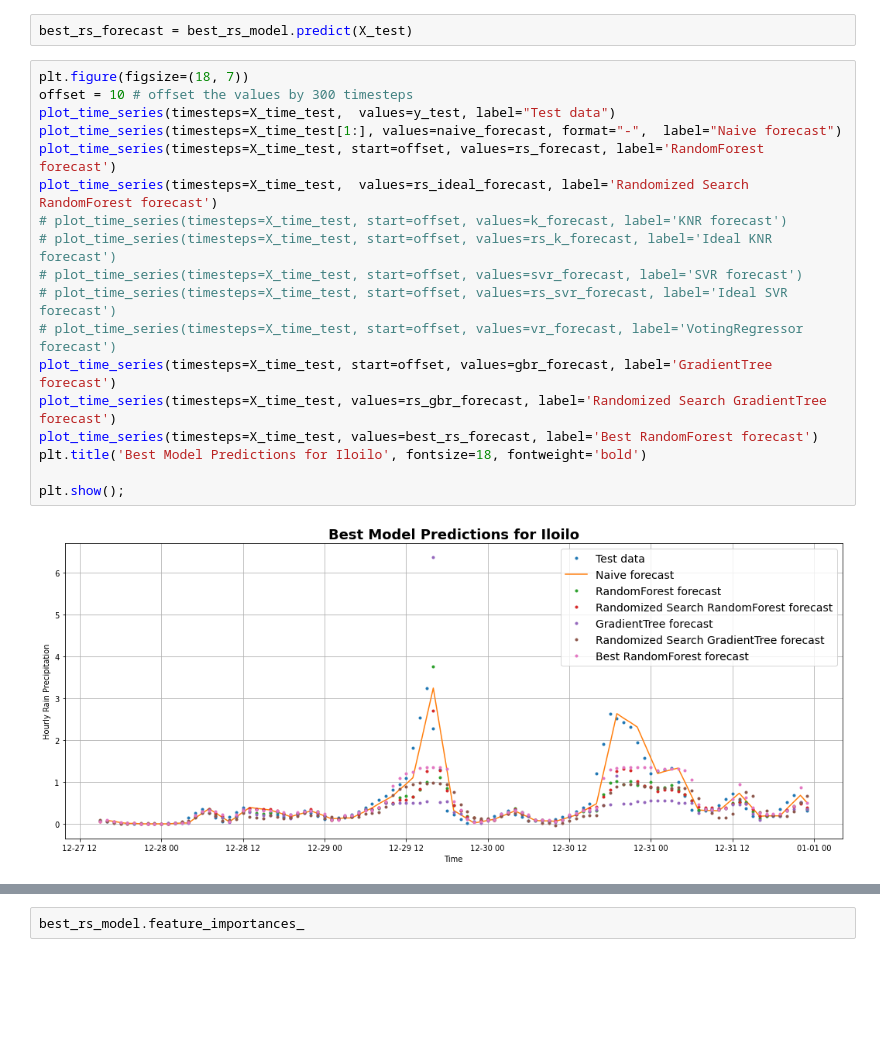
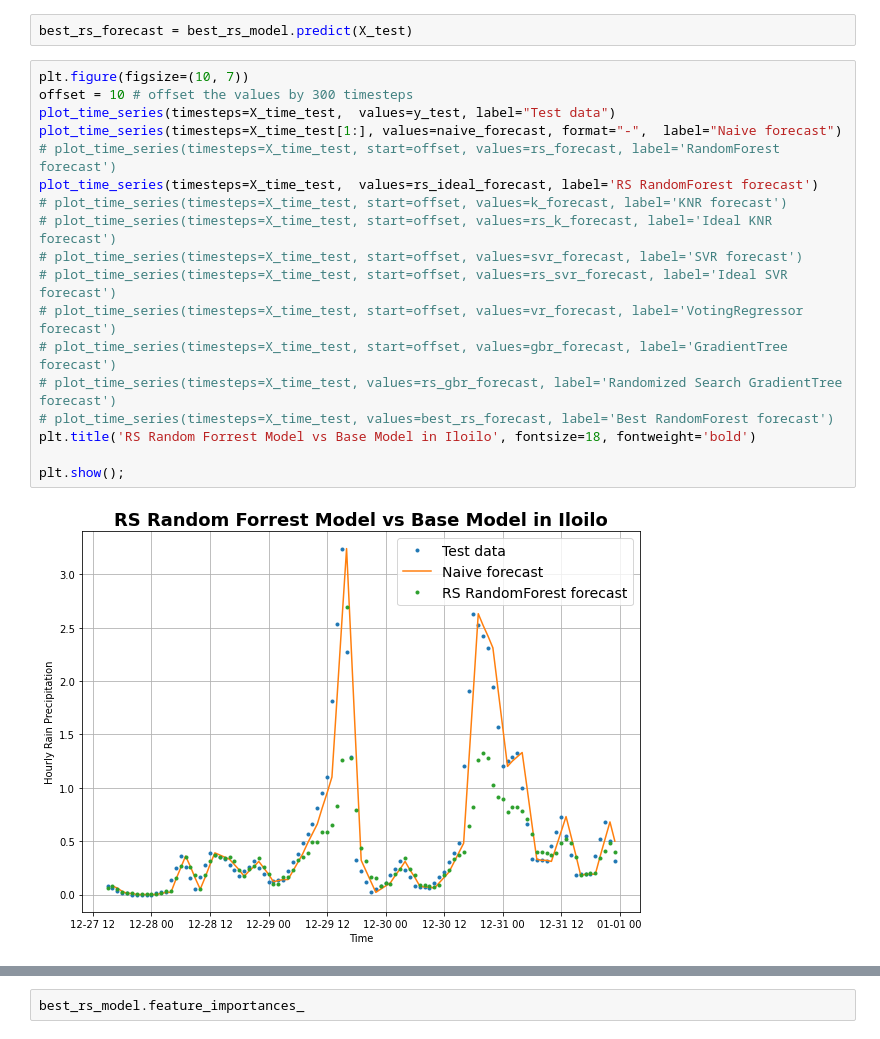
Before and after one commit to eRuaro/prac-research, a Jupyter notebook: iloilo.ipynb, the cells around one changed output, grey strips where cells are left out. Cells and saved outputs as stored; diff of their text form; blank space fills up the shorter version.

```diff
--- a/iloilo.ipynb
+++ b/iloilo.ipynb
@@ -1168,22 +1168,22 @@ scores
 # %%
 best_rs_forecast = best_rs_model.predict(X_test)
 # %%
-plt.figure(figsize=(18, 7))
+plt.figure(figsize=(10, 7))
 offset = 10 # offset the values by 300 timesteps
 plot_time_series(timesteps=X_time_test,  values=y_test, label="Test data")
 plot_time_series(timesteps=X_time_test[1:], values=naive_forecast, format="-",  label="Naive forecast")
-plot_time_series(timesteps=X_time_test, start=offset, values=rs_forecast, label='RandomForest forecast')
-plot_time_series(timesteps=X_time_test,  values=rs_ideal_forecast, label='Randomized Search RandomForest forecast')
+# plot_time_series(timesteps=X_time_test, start=offset, values=rs_forecast, label='RandomForest forecast')
+plot_time_series(timesteps=X_time_test,  values=rs_ideal_forecast, label='RS RandomForest forecast')
 # plot_time_series(timesteps=X_time_test, start=offset, values=k_forecast, label='KNR forecast')
 # plot_time_series(timesteps=X_time_test, start=offset, values=rs_k_forecast, label='Ideal KNR forecast')
 # plot_time_series(timesteps=X_time_test, start=offset, values=svr_forecast, label='SVR forecast')
 # plot_time_series(timesteps=X_time_test, start=offset, values=rs_svr_forecast, label='Ideal SVR forecast')
 # plot_time_series(timesteps=X_time_test, start=offset, values=vr_forecast, label='VotingRegressor forecast')
-plot_time_series(timesteps=X_time_test, start=offset, values=gbr_forecast, label='GradientTree forecast')
-plot_time_series(timesteps=X_time_test, values=rs_gbr_forecast, label='Randomized Search GradientTree forecast')
-plot_time_series(timesteps=X_time_test, values=best_rs_forecast, label='Best RandomForest forecast')
-plt.title('Best Model Predictions for Iloilo', fontsize=18, fontweight='bold')
+# plot_time_series(timesteps=X_time_test, start=offset, values=gbr_forecast, label='GradientTree forecast')
+# plot_time_series(timesteps=X_time_test, values=rs_gbr_forecast, label='Randomized Search GradientTree forecast')
+# plot_time_series(timesteps=X_time_test, values=best_rs_forecast, label='Best RandomForest forecast')
+plt.title('RS Random Forrest Model vs Base Model in Iloilo', fontsize=18, fontweight='bold')
 
 plt.show();
 # %% [output]
-[figure, old version]
+[figure, new version]
```
Also changed, not shown: parts of 6 cells of this notebook.
